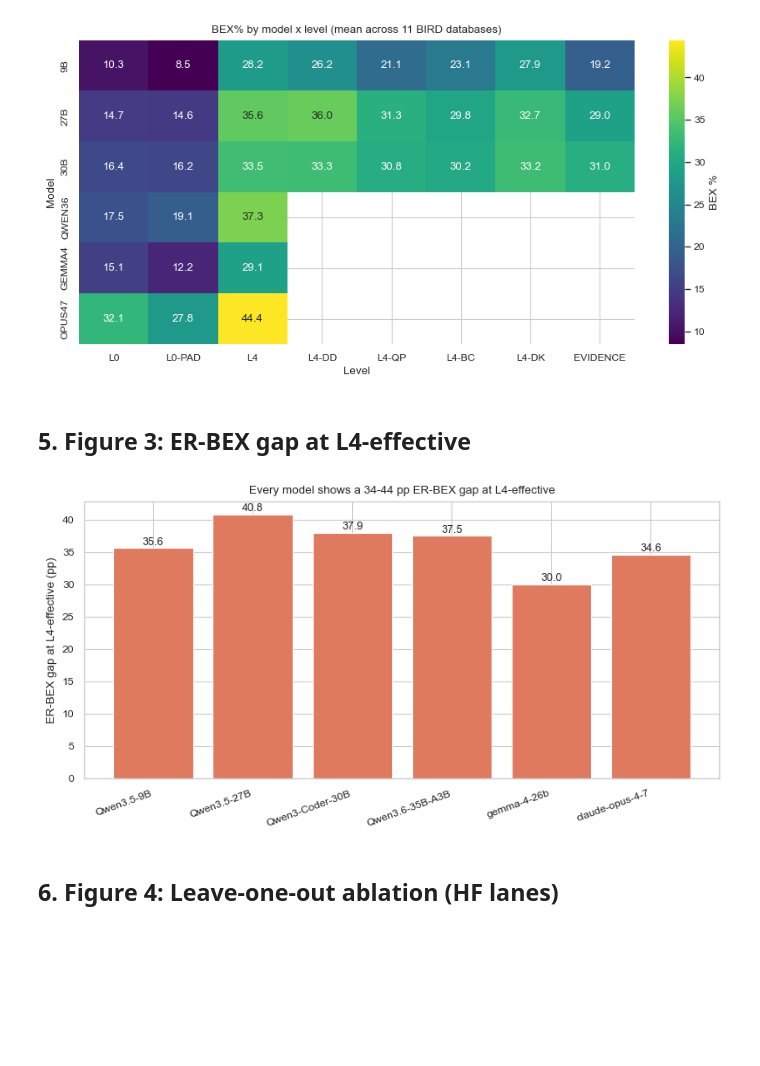
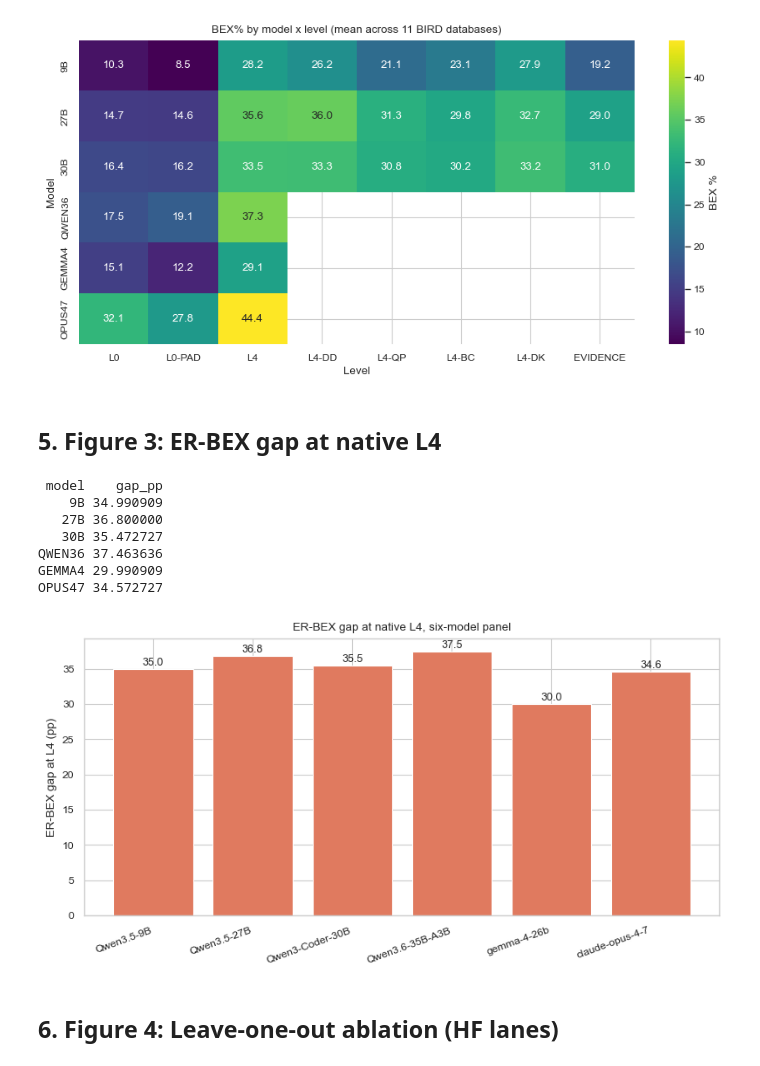
Before and after one commit to garyzava/4d-metadata-ablation, a Jupyter notebook: notebooks/02-analysis-and-charts.nbconvert.ipynb, the cells around one changed output. Drawn from its saved outputs; the diff is of its cells as text; code cells hidden in the pictures; blank space fills up the shorter version.

```diff
--- a/notebooks/02-analysis-and-charts.nbconvert.ipynb
+++ b/notebooks/02-analysis-and-charts.nbconvert.ipynb
@@ -125,14 +125,11 @@ status: (462, 11)
 def model_delta(df, m):
     g = df[df.model == m]
     l0p = g[g.level == 'L0-PAD']['bex_pct'].mean()
-    if m in SCOPED_MODELS:
-        l4 = g[g.level == 'L4']['bex_pct'].mean()
-    else:
-        l4 = g[g.level.isin(['L4-DD','L4-QP','L4-BC','L4-DK'])]['bex_pct'].mean()
+    l4 = g[g.level == 'L4']['bex_pct'].mean()
     return l0p, l4, l4 - l0p
 
 rows = [(m, *model_delta(results, m)) for m in MODEL_ORDER]
-deltas = pd.DataFrame(rows, columns=['model','L0PAD','L4eff','delta_pp'])
+deltas = pd.DataFrame(rows, columns=['model','L0PAD','L4','delta_pp'])
 print(deltas.to_string(index=False))
 
 fig, ax = plt.subplots(figsize=(8, 4.5))
@@ -140,7 +137,7 @@ labels = [MODEL_LABEL[m] for m in deltas['model']]
 bars = ax.bar(labels, deltas['delta_pp'], color='#3a7ca5')
 ax.axhspan(15, 20, color='#cce5ff', alpha=0.35, label='+15 to +20 pp band')
 ax.set_ylabel('delta BEX (percentage points)')
-ax.set_title('Headline: L4-effective vs L0-PAD delta BEX, six-model panel')
+ax.set_title('Headline: native L4 vs L0-PAD delta BEX, six-model panel')
 for b, v in zip(bars, deltas['delta_pp']):
     ax.text(b.get_x() + b.get_width()/2, v + 0.3, f'{v:+.1f}', ha='center', fontsize=9)
 ax.set_ylim(0, max(deltas['delta_pp'])*1.18)
@@ -176,29 +173,33 @@ plt.show()
 # %% [output]
 [figure]
 # %% [markdown]
-## 5. Figure 3: ER-BEX gap at L4-effective
+## 5. Figure 3: ER-BEX gap at native L4
 # %%
-def l4eff_gap(df, m):
+def l4_gap(df, m):
     g = df[df.model == m]
-    if m in SCOPED_MODELS:
-        l4 = g[g.level == 'L4']
-    else:
-        l4 = g[g.level.isin(['L4-DD','L4-QP','L4-BC','L4-DK'])]
-    return l4['gap_pp'].mean()
+    return g[g.level == 'L4']['gap_pp'].mean()
 
-gaps = pd.DataFrame([(m, l4eff_gap(results, m)) for m in MODEL_ORDER], columns=['model','gap_pp'])
+gaps = pd.DataFrame([(m, l4_gap(results, m)) for m in MODEL_ORDER], columns=['model','gap_pp'])
+print(gaps.to_string(index=False))
 fig, ax = plt.subplots(figsize=(8, 4.2))
 ax.bar([MODEL_LABEL[m] for m in gaps.model], gaps.gap_pp, color='#e07a5f')
-ax.set_ylabel('ER-BEX gap at L4-effective (pp)')
-ax.set_title('Every model shows a 34-44 pp ER-BEX gap at L4-effective')
+ax.set_ylabel('ER-BEX gap at L4 (pp)')
+ax.set_title('ER-BEX gap at native L4, six-model panel')
 for i, v in enumerate(gaps.gap_pp):
     ax.text(i, v + 0.5, f'{v:.1f}', ha='center', fontsize=9)
 plt.xticks(rotation=20, ha='right')
 plt.tight_layout()
 plt.savefig(FIGURES_DIR / 'fig03-er-bex-gap.png')
 plt.show()
 # %% [output]
+ model    gap_pp
+    9B 34.990909
+   27B 36.800000
+   30B 35.472727
+QWEN36 37.463636
+GEMMA4 29.990909
+OPUS47 34.572727
-[figure, old version]
+[figure, new version]
 # %% [markdown]
 ## 6. Figure 4: Leave-one-out ablation (HF lanes)
 # %%
```
Also changed, not shown: parts of 13 cells of this notebook, 16 other files.
